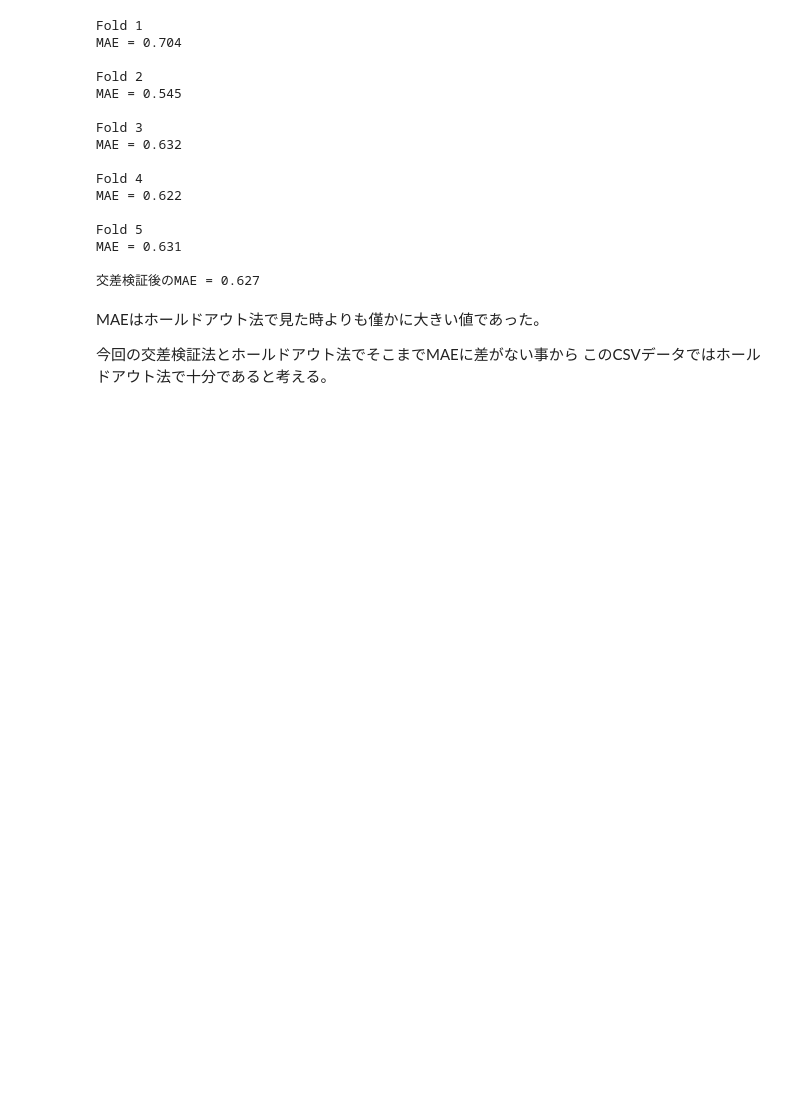
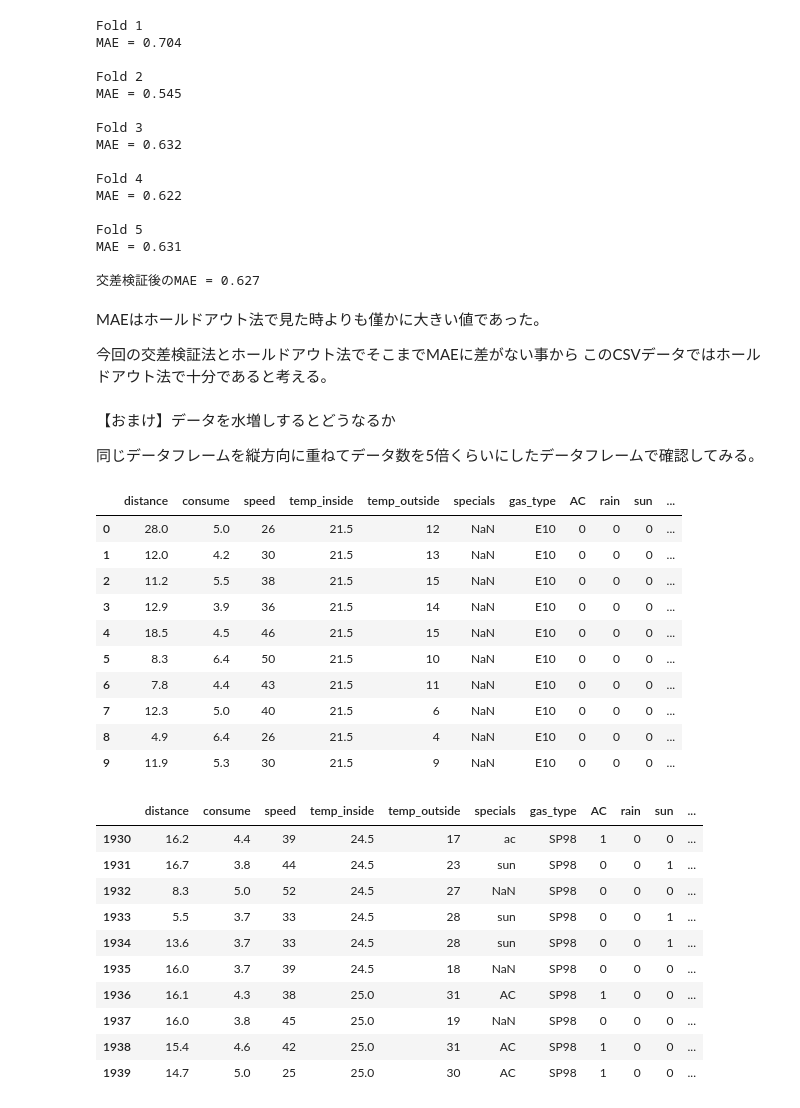
Before and after one commit to ASAO-KYOICHI/kagawa-ai, a Jupyter notebook: Day2_work_浅尾享一.ipynb, the cells around one changed output. Cells and saved outputs as stored; diff of their text form; code cells hidden in the pictures; blank space fills up the shorter version.

```diff
--- a/Day2_work_浅尾享一.ipynb
+++ b/Day2_work_浅尾享一.ipynb
@@ -1091,3 +1108,38 @@ MAEはホールドアウト法で見た時よりも僅かに大きい値であ
 
 今回の交差検証法とホールドアウト法でそこまでMAEに差がない事から
 このCSVデータではホールドアウト法で十分であると考える。
+# %% [markdown]
+【おまけ】データを水増しするとどうなるか
+
+同じデータフレームを縦方向に重ねてデータ数を5倍くらいにしたデータフレームで確認してみる。
+# %%
+#データフレーム作成
+df_consume_concat = df_car_consume
+df_consume_concat = pd.concat([df_consume_concat, df_car_consume, df_car_consume, df_car_consume, df_car_consume], ignore_index = True)
+
+#頭と尻の10行づつ表示
+display(df_consume_concat.head(10))
+display(df_consume_concat.tail(10))
+# %% [output]
+|  | distance | consume | speed | temp_inside | temp_outside | specials | gas_type | AC | rain | sun | ... |
+| 0 | 28.0 | 5.0 | 26 | 21.5 | 12 | NaN | E10 | 0 | 0 | 0 | ... |
+| 1 | 12.0 | 4.2 | 30 | 21.5 | 13 | NaN | E10 | 0 | 0 | 0 | ... |
+| 2 | 11.2 | 5.5 | 38 | 21.5 | 15 | NaN | E10 | 0 | 0 | 0 | ... |
+| 3 | 12.9 | 3.9 | 36 | 21.5 | 14 | NaN | E10 | 0 | 0 | 0 | ... |
+| 4 | 18.5 | 4.5 | 46 | 21.5 | 15 | NaN | E10 | 0 | 0 | 0 | ... |
+| 5 | 8.3 | 6.4 | 50 | 21.5 | 10 | NaN | E10 | 0 | 0 | 0 | ... |
+| 6 | 7.8 | 4.4 | 43 | 21.5 | 11 | NaN | E10 | 0 | 0 | 0 | ... |
+| 7 | 12.3 | 5.0 | 40 | 21.5 | 6 | NaN | E10 | 0 | 0 | 0 | ... |
+| 8 | 4.9 | 6.4 | 26 | 21.5 | 4 | NaN | E10 | 0 | 0 | 0 | ... |
+| 9 | 11.9 | 5.3 | 30 | 21.5 | 9 | NaN | E10 | 0 | 0 | 0 | ... |
+|  | distance | consume | speed | temp_inside | temp_outside | specials | gas_type | AC | rain | sun | ... |
+| 1930 | 16.2 | 4.4 | 39 | 24.5 | 17 | ac | SP98 | 1 | 0 | 0 | ... |
+| 1931 | 16.7 | 3.8 | 44 | 24.5 | 23 | sun | SP98 | 0 | 0 | 1 | ... |
+| 1932 | 8.3 | 5.0 | 52 | 24.5 | 27 | NaN | SP98 | 0 | 0 | 0 | ... |
+| 1933 | 5.5 | 3.7 | 33 | 24.5 | 28 | sun | SP98 | 0 | 0 | 1 | ... |
+| 1934 | 13.6 | 3.7 | 33 | 24.5 | 28 | sun | SP98 | 0 | 0 | 1 | ... |
+| 1935 | 16.0 | 3.7 | 39 | 24.5 | 18 | NaN | SP98 | 0 | 0 | 0 | ... |
+| 1936 | 16.1 | 4.3 | 38 | 25.0 | 31 | AC | SP98 | 1 | 0 | 0 | ... |
+| 1937 | 16.0 | 3.8 | 45 | 25.0 | 19 | NaN | SP98 | 0 | 0 | 0 | ... |
+| 1938 | 15.4 | 4.6 | 42 | 25.0 | 31 | AC | SP98 | 1 | 0 | 0 | ... |
+| 1939 | 14.7 | 5.0 | 25 | 25.0 | 30 | AC | SP98 | 1 | 0 | 0 | ... |
```
Also changed, not shown: parts of 5 cells of this notebook.
